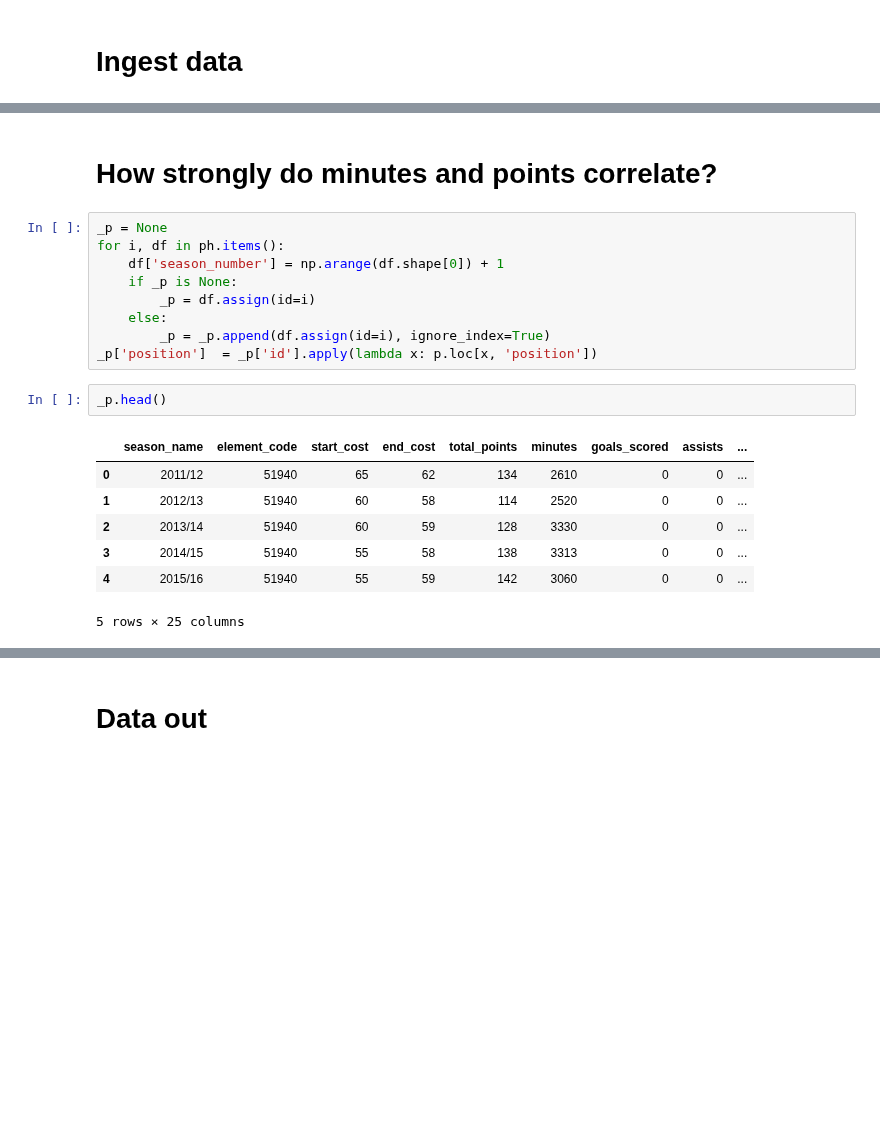
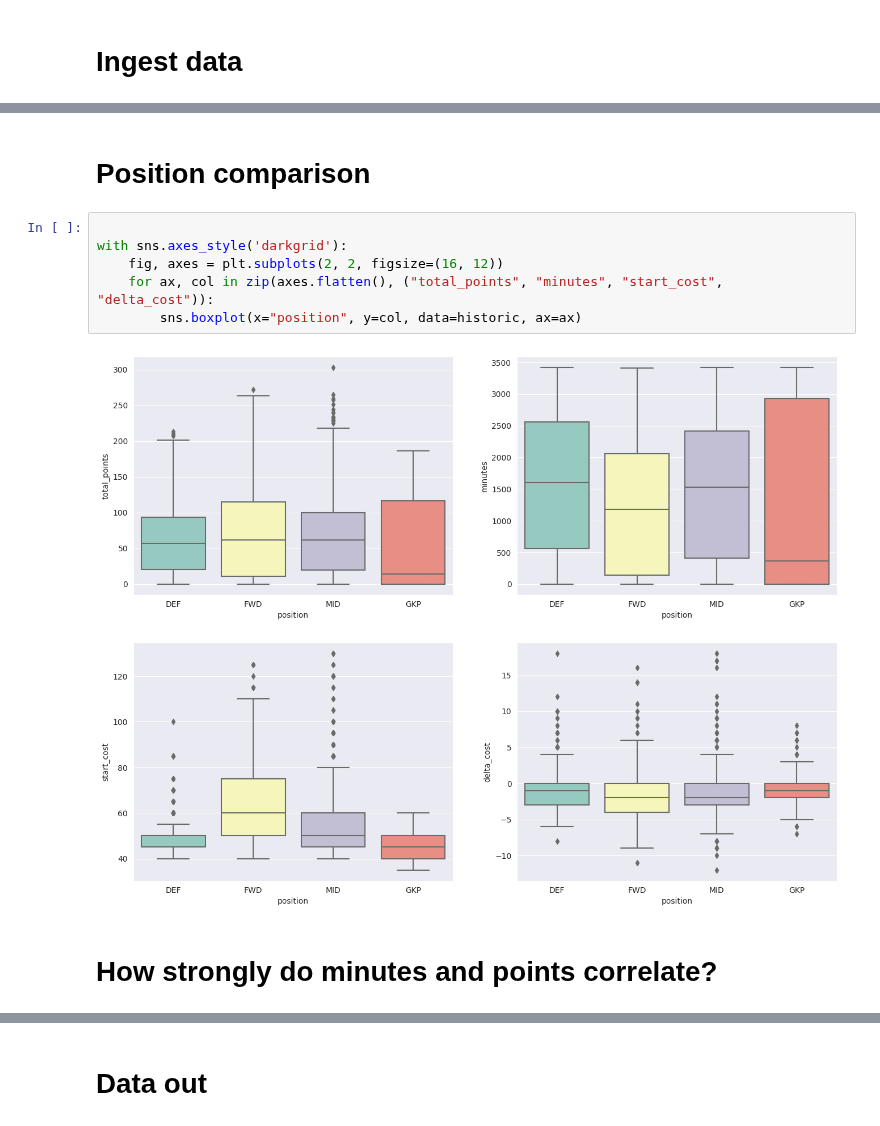
Before and after one commit to edwardhutchinson/fantasy-football-epl, a Jupyter notebook: notebooks/metric_research.ipynb, the cells around one changed output, grey strips where cells are left out. Drawn from its saved outputs; the diff is of its cells as text; blank space fills up the shorter version.

```diff
--- a/notebooks/metric_research.ipynb
+++ b/notebooks/metric_research.ipynb
@@ -29,22 +89,13 @@ ph = {i: pd.read_csv(f'../data/p_{i}.csv') for i in p.index}  # player_history,
+# %% [markdown]
+# Position comparison
+# %%
+
+with sns.axes_style('darkgrid'):
+    fig, axes = plt.subplots(2, 2, figsize=(16, 12))
+    for ax, col in zip(axes.flatten(), ("total_points", "minutes", "start_cost", "delta_cost")):
+        sns.boxplot(x="position", y=col, data=historic, ax=ax)
+# %% [output]
+[figure, added]
 # %% [markdown]
 # How strongly do minutes and points correlate?
-# %%
-_p = None
-for i, df in ph.items():
-    df['season_number'] = np.arange(df.shape[0]) + 1
-    if _p is None:
-        _p = df.assign(id=i)
-    else:
-        _p = _p.append(df.assign(id=i), ignore_index=True)
-_p['position']  = _p['id'].apply(lambda x: p.loc[x, 'position'])
-# %%
-_p.head()
-# %% [output]
-|  | season_name | element_code | start_cost | end_cost | total_points | minutes | goals_scored | assists | ... |
-| 0 | 2011/12 | 51940 | 65 | 62 | 134 | 2610 | 0 | 0 | ... |
-| 1 | 2012/13 | 51940 | 60 | 58 | 114 | 2520 | 0 | 0 | ... |
-| 2 | 2013/14 | 51940 | 60 | 59 | 128 | 3330 | 0 | 0 | ... |
-| 3 | 2014/15 | 51940 | 55 | 58 | 138 | 3313 | 0 | 0 | ... |
-| 4 | 2015/16 | 51940 | 55 | 59 | 142 | 3060 | 0 | 0 | ... |
-5 rows × 25 columns
 # %%
```
Also changed, not shown: parts of 23 cells of this notebook, 1 other file.
